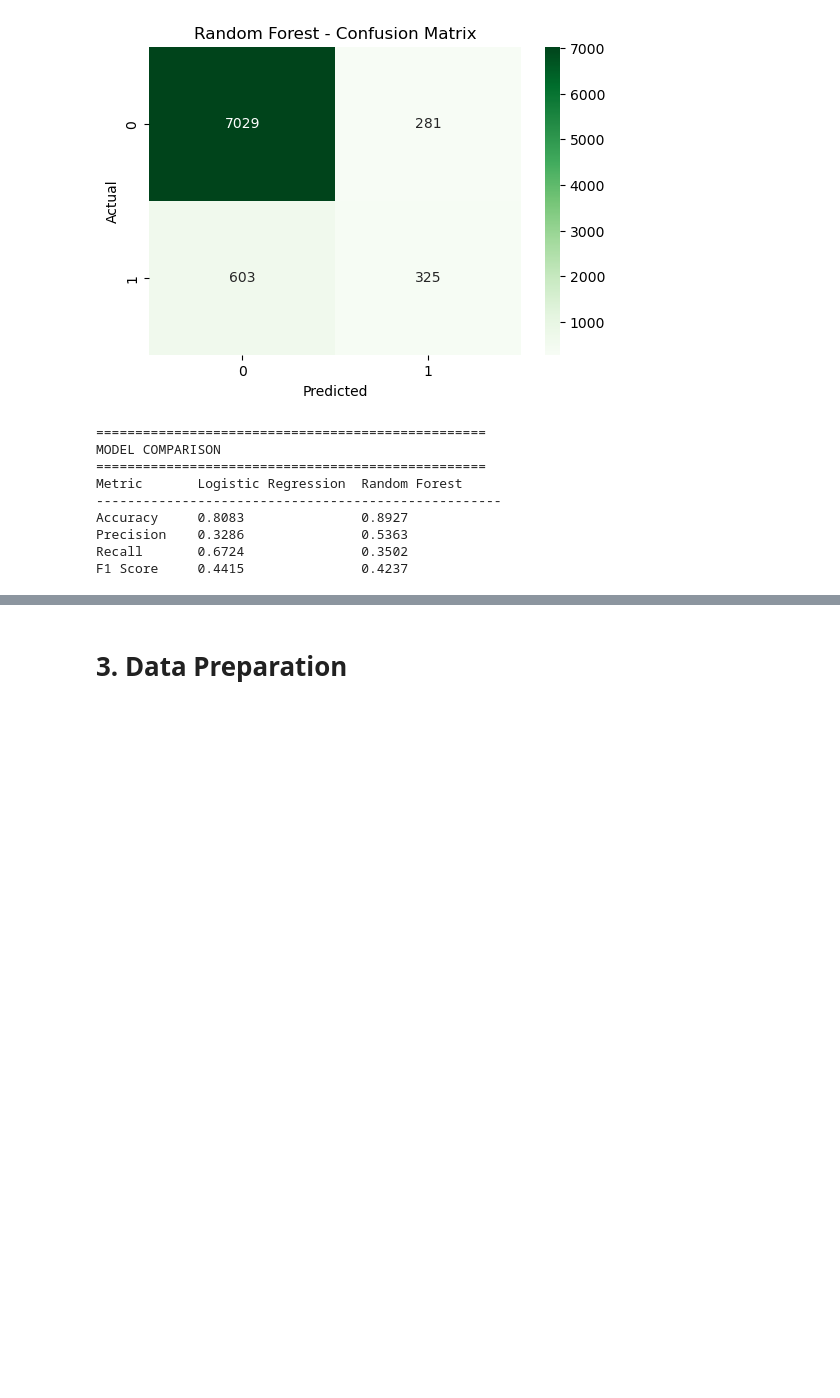
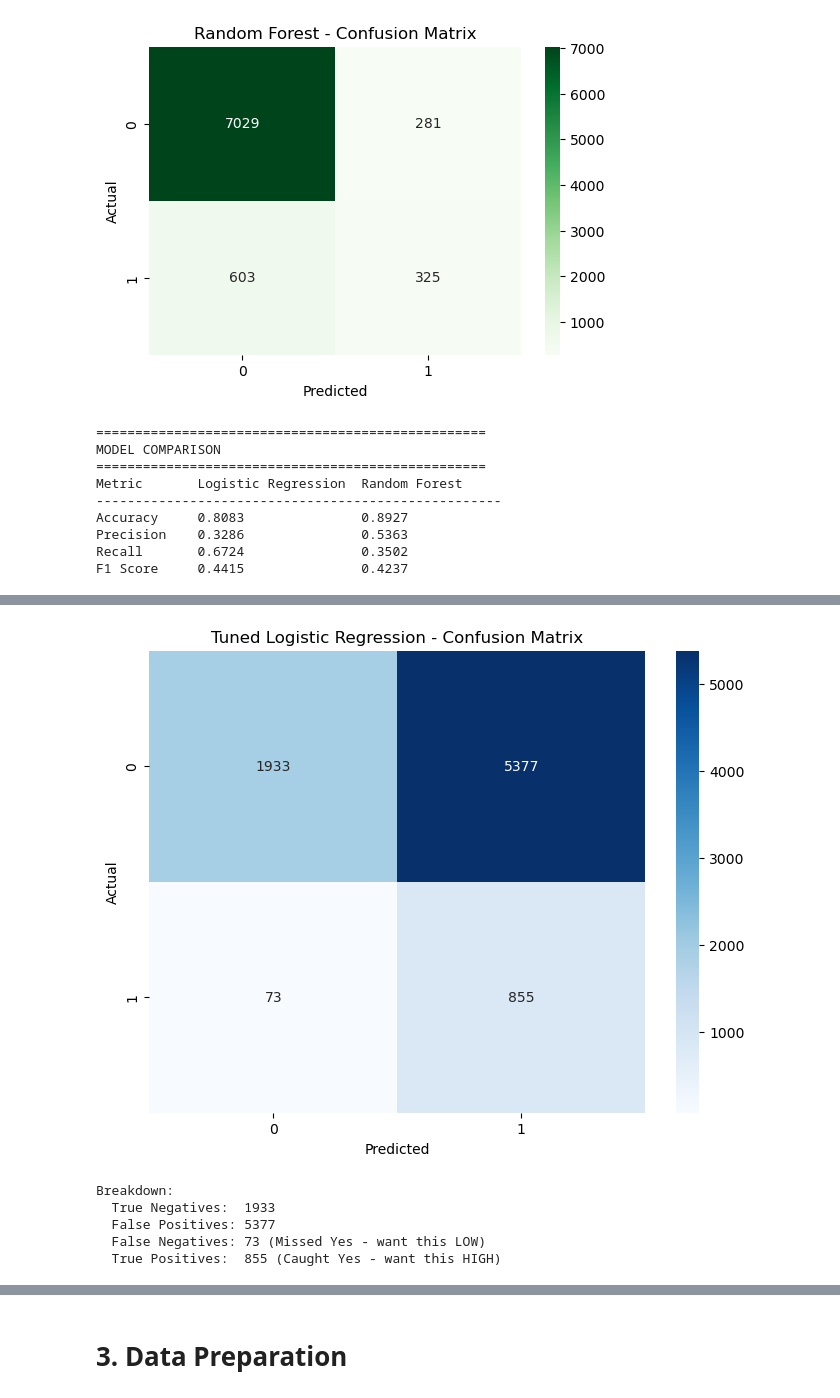
Before and after one commit to zineerahhh/MLDP-Bank-Marketing-Project, a Jupyter notebook: MLDP Program Codes Submission Template.ipynb, the cells around one changed output, grey strips where cells are left out. Drawn from its saved outputs; the diff is of its cells as text; code cells hidden in the pictures; blank space fills up the shorter version.

Commit message:
tuned the logistic regression model as precision too low

```diff
--- a/MLDP Program Codes Submission Template.ipynb
+++ b/MLDP Program Codes Submission Template.ipynb
@@ -439,0 +509,15 @@ F1 Score     0.4415               0.4237
+# %%
+# Get the best model
+best_model = random_search.best_estimator_
+
+# Predict on test set
+y_pred_tuned = best_model.predict(X_test_processed)
+
+# Results
+print("="*50)
+print("TUNED LOGISTIC REGRESSION RESULTS")
+print("="*50)
+print(f"Accuracy:  {accuracy_score(y_test, y_pred_tuned):.4f}")
+print(f"Precision: {precision_score(y_test, y_pred_tuned):.4f}")
+print(f"Recall:    {recall_score(y_test, y_pred_tuned):.4f}")
+print(f"F1 Score:  {f1_score(y_test, y_pred_tuned):.4f}")
@@ -439,0 +532,23 @@ F1 Score     0.4415               0.4237
+# %%
+# Confusion Matrix
+cm_tuned = confusion_matrix(y_test, y_pred_tuned)
+
+plt.figure(figsize=(8, 6))
+sns.heatmap(cm_tuned, annot=True, fmt='d', cmap='Blues')
+plt.title('Tuned Logistic Regression - Confusion Matrix')
+plt.ylabel('Actual')
+plt.xlabel('Predicted')
+plt.show()
+
+print(f"\nBreakdown:")
+print(f"  True Negatives:  {cm_tuned[0,0]}")
+print(f"  False Positives: {cm_tuned[0,1]}")
+print(f"  False Negatives: {cm_tuned[1,0]} (Missed Yes - want this LOW)")
+print(f"  True Positives:  {cm_tuned[1,1]} (Caught Yes - want this HIGH)")
+# %% [output]
+[figure, added]
+Breakdown:
+  True Negatives:  1933
+  False Positives: 5377
+  False Negatives: 73 (Missed Yes - want this LOW)
+  True Positives:  855 (Caught Yes - want this HIGH)
```
Also changed, not shown: parts of 5 cells of this notebook.
